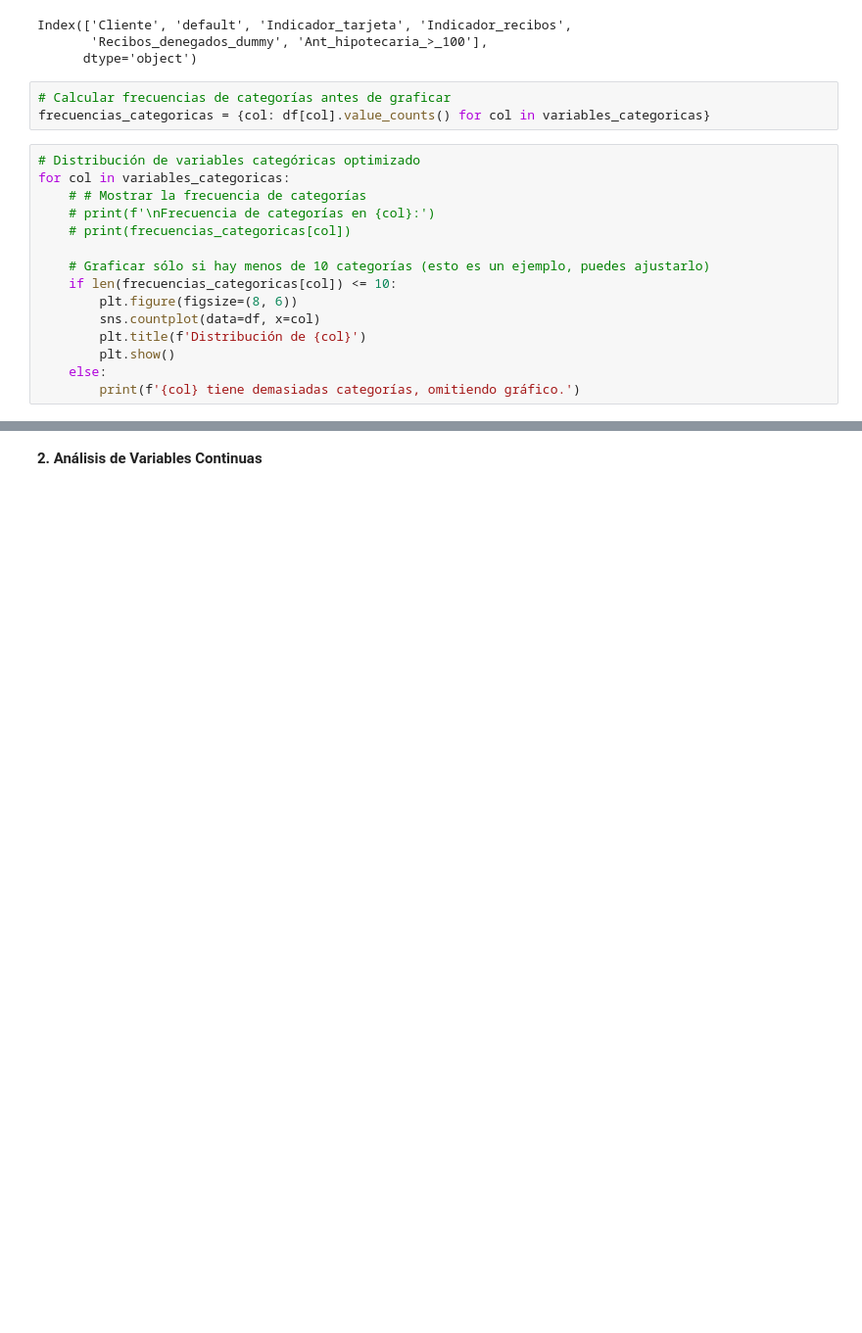
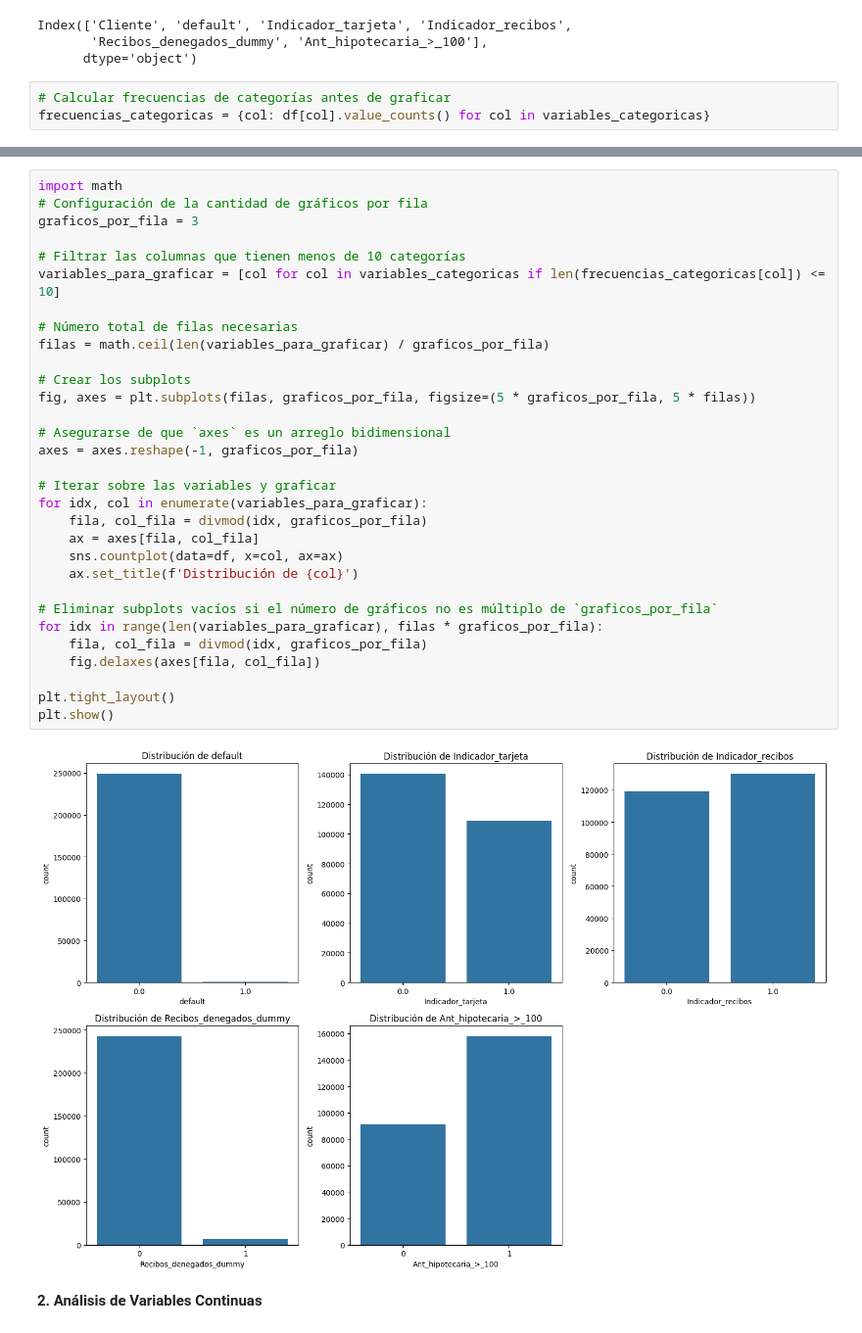
Before and after one commit to martamateosgon/Finanzas_MS, a Jupyter notebook: 2_marta_nagore.ipynb, the cells around one changed output, grey strips where cells are left out. Shown at 98% size. Drawn from its saved outputs; the diff is of its cells as text; blank space fills up the shorter version.

```diff
--- a/2_marta_nagore.ipynb
+++ b/2_marta_nagore.ipynb
@@ -90,18 +92,3 @@ Index(['Cliente', 'default', 'Indicador_tarjeta', 'Indicador_recibos',
 # %%
 # Calcular frecuencias de categorías antes de graficar
 frecuencias_categoricas = {col: df[col].value_counts() for col in variables_categoricas}
-# %%
-# Distribución de variables categóricas optimizado
-for col in variables_categoricas:
-    # # Mostrar la frecuencia de categorías
-    # print(f'\nFrecuencia de categorías en {col}:')
-    # print(frecuencias_categoricas[col])
-
-    # Graficar sólo si hay menos de 10 categorías (esto es un ejemplo, puedes ajustarlo)
-    if len(frecuencias_categoricas[col]) <= 10:
-        plt.figure(figsize=(8, 6))
-        sns.countplot(data=df, x=col)
-        plt.title(f'Distribución de {col}')
-        plt.show()
-    else:
-        print(f'{col} tiene demasiadas categorías, omitiendo gráfico.')
@@ -115,3 +95,36 @@ Cliente tiene demasiadas categorías, omitiendo gráfico.
+# %%
+import math
+# Configuración de la cantidad de gráficos por fila
+graficos_por_fila = 3
+
+# Filtrar las columnas que tienen menos de 10 categorías
+variables_para_graficar = [col for col in variables_categoricas if len(frecuencias_categoricas[col]) <= 10]
+
+# Número total de filas necesarias
+filas = math.ceil(len(variables_para_graficar) / graficos_por_fila)
+
+# Crear los subplots
+fig, axes = plt.subplots(filas, graficos_por_fila, figsize=(5 * graficos_por_fila, 5 * filas))
+
+# Asegurarse de que `axes` es un arreglo bidimensional
+axes = axes.reshape(-1, graficos_por_fila)
+
+# Iterar sobre las variables y graficar
+for idx, col in enumerate(variables_para_graficar):
+    fila, col_fila = divmod(idx, graficos_por_fila)
+    ax = axes[fila, col_fila]
+    sns.countplot(data=df, x=col, ax=ax)
+    ax.set_title(f'Distribución de {col}')
+
+# Eliminar subplots vacíos si el número de gráficos no es múltiplo de `graficos_por_fila`
+for idx in range(len(variables_para_graficar), filas * graficos_por_fila):
+    fila, col_fila = divmod(idx, graficos_por_fila)
+    fig.delaxes(axes[fila, col_fila])
+
+plt.tight_layout()
+plt.show()
+# %% [output]
+[figure, added]
 # %% [markdown]
 **2. Análisis de Variables Continuas**
 # %%
```
Also changed, not shown: parts of 9 cells of this notebook.
